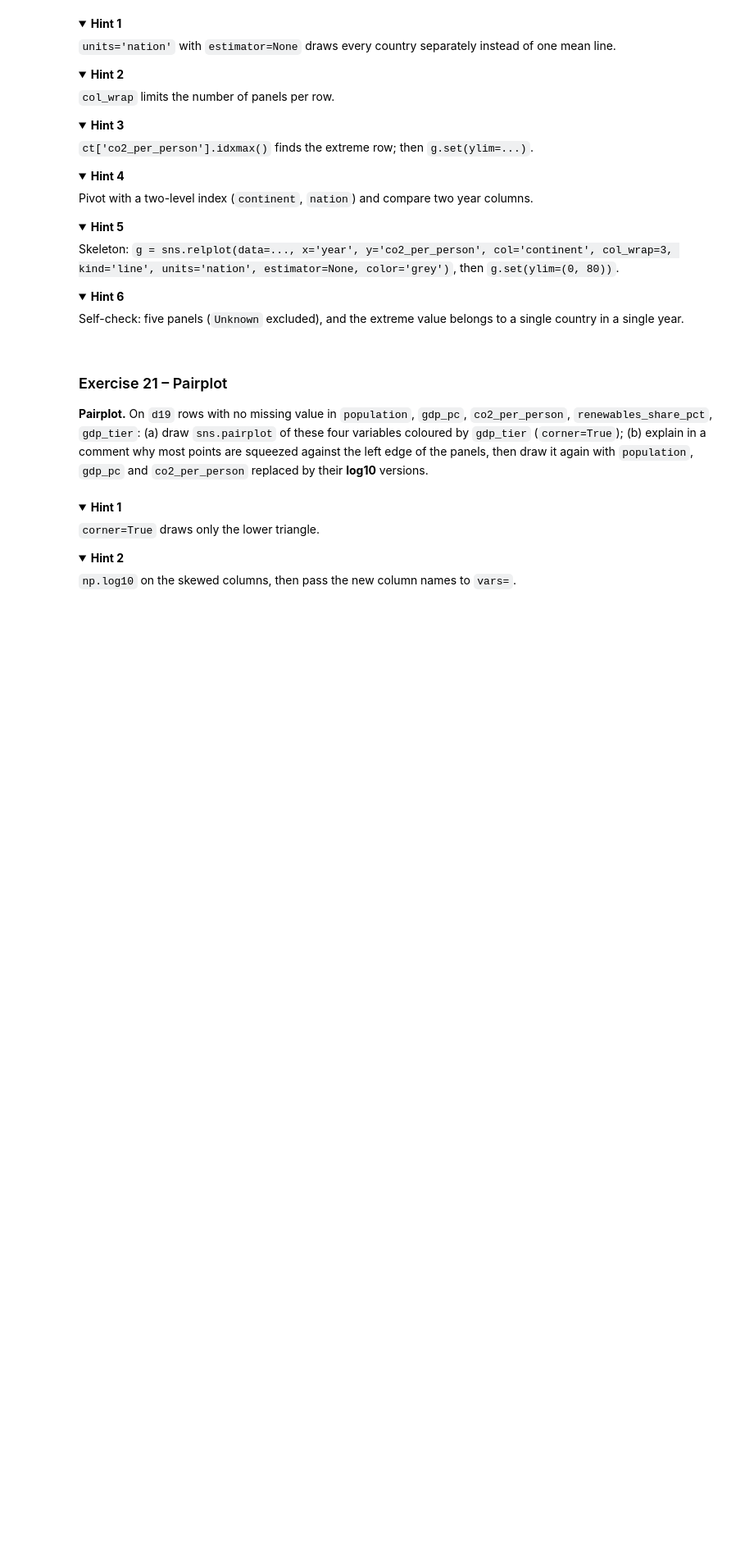
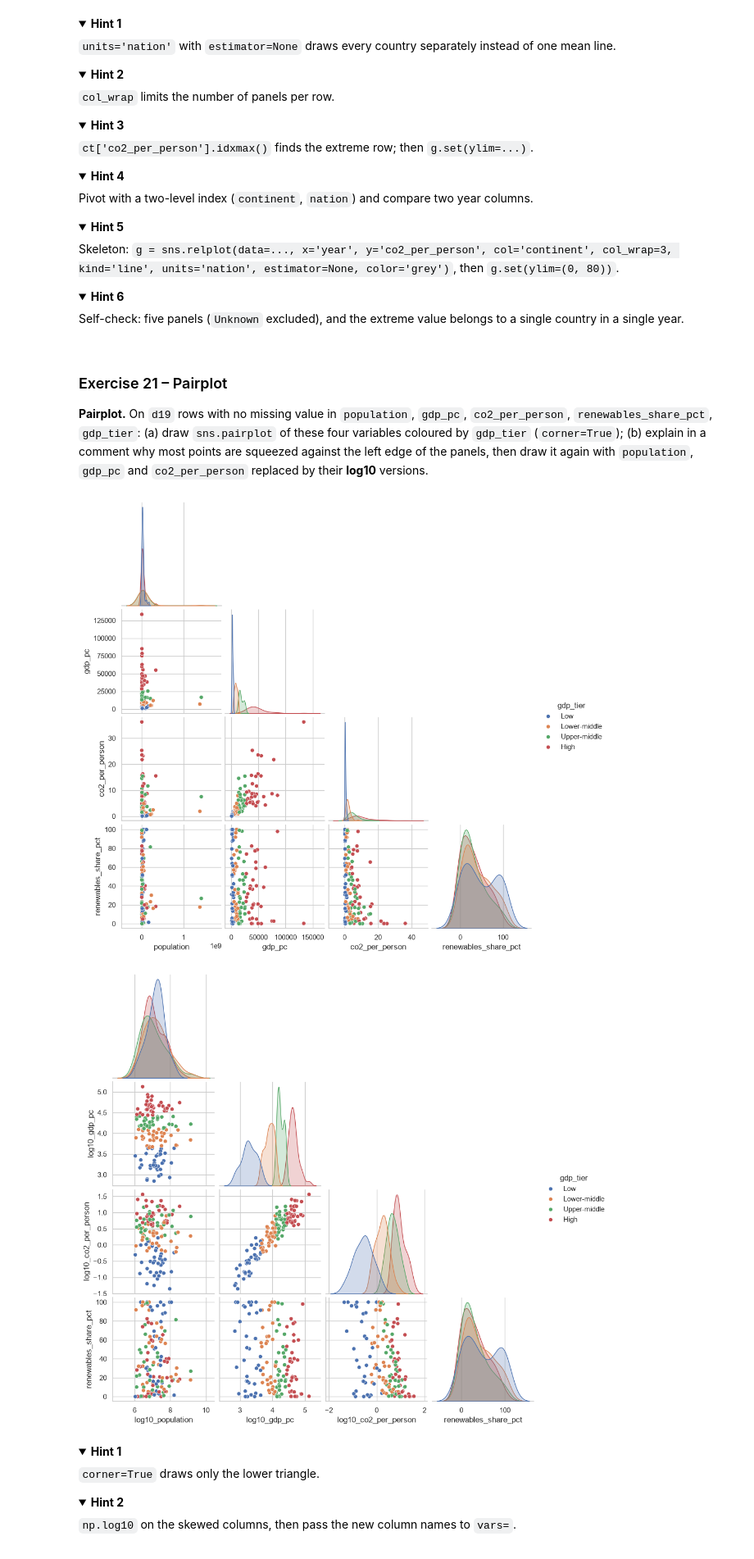
Before and after one commit to OrangeBoop/Lab02, a Jupyter notebook: Lab3/Lab3-Persky Idan 215548512 , Golan Amir 216264333.ipynb, the cells around one changed output. Shown at 82% size. Cells and saved outputs as stored; diff of their text form; code cells hidden in the pictures; folded sections open; blank space fills up the shorter version.

```diff
--- a/Lab3/Lab3-Persky Idan 215548512 , Golan Amir 216264333.ipynb
+++ b/Lab3/Lab3-Persky Idan 215548512 , Golan Amir 216264333.ipynb
@@ -1183,7 +1206,25 @@ Self-check: five panels (`Unknown` excluded), and the extreme value belongs to a
 
 **Pairplot.** On `d19` rows with no missing value in `population`, `gdp_pc`, `co2_per_person`, `renewables_share_pct`, `gdp_tier`: (a) draw `sns.pairplot` of these four variables coloured by `gdp_tier` (`corner=True`); (b) explain in a comment why most points are squeezed against the left edge of the panels, then draw it again with `population`, `gdp_pc` and `co2_per_person` replaced by their **log10** versions.
 # %%
-# Write your code here
+# Removing missing values
+cols = ["population", "gdp_pc", "co2_per_person", "renewables_share_pct", "gdp_tier"]
+d19_no_missing = d19.dropna(subset=cols).copy()
+
+# (a)
+sns.pairplot(data=d19_no_missing[cols], corner=True, hue="gdp_tier", hue_order=tier_order)
+plt.show()
+
+# (b) Most data is squeezed to the left since we have some edge points that make the graph zoom out and lose focus on the dots at the left edge
+for c in ["population", "gdp_pc", "co2_per_person"]: # Applying log10
+    d19_no_missing[f"log10_{c}"] = np.log10(d19_no_missing[c])
+
+# Defining new column names
+log_cols = ["log10_population", "log10_gdp_pc", "log10_co2_per_person", "renewables_share_pct"]
+sns.pairplot(data=d19_no_missing, vars=log_cols, corner=True, hue="gdp_tier", hue_order=tier_order)
+plt.show()
+# %% [output]
+[figure, added]
+[figure, added]
 # %% [markdown]
 <details><summary><b>Hint 1</b></summary>
 
```
Also changed, not shown: parts of 3 cells of this notebook.
